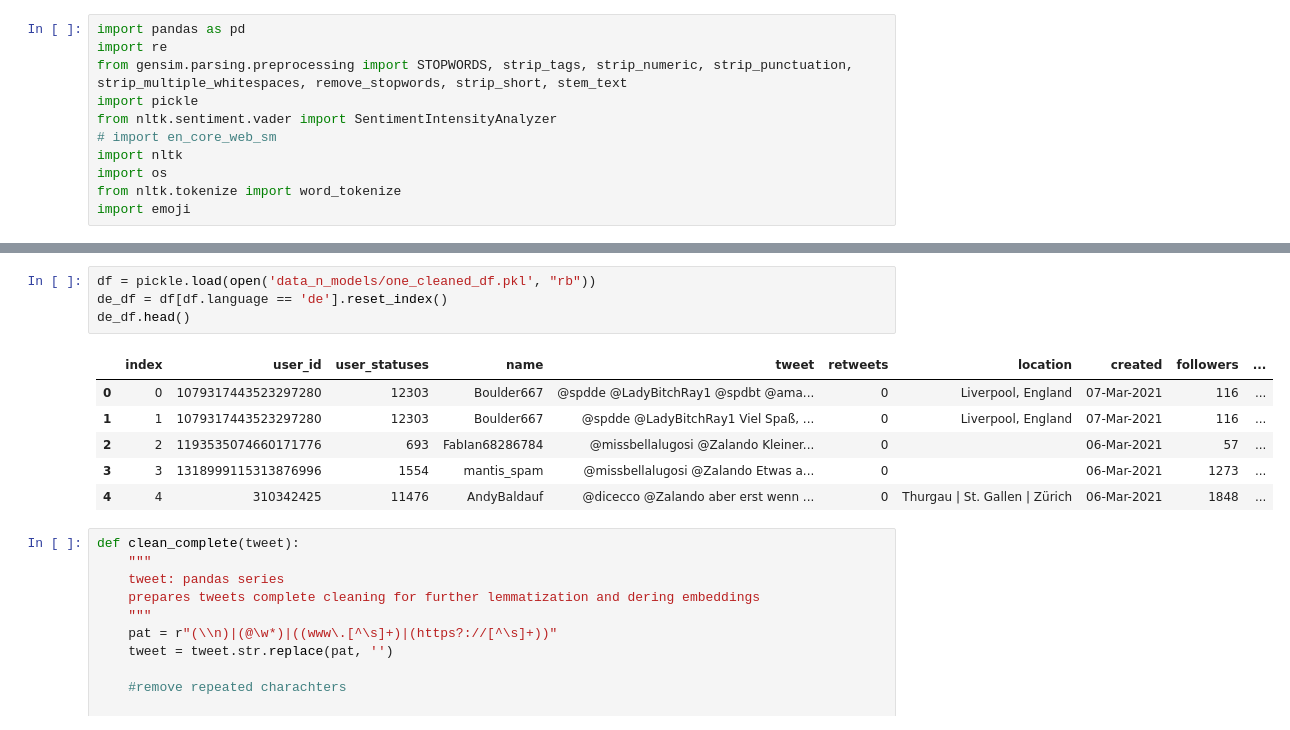
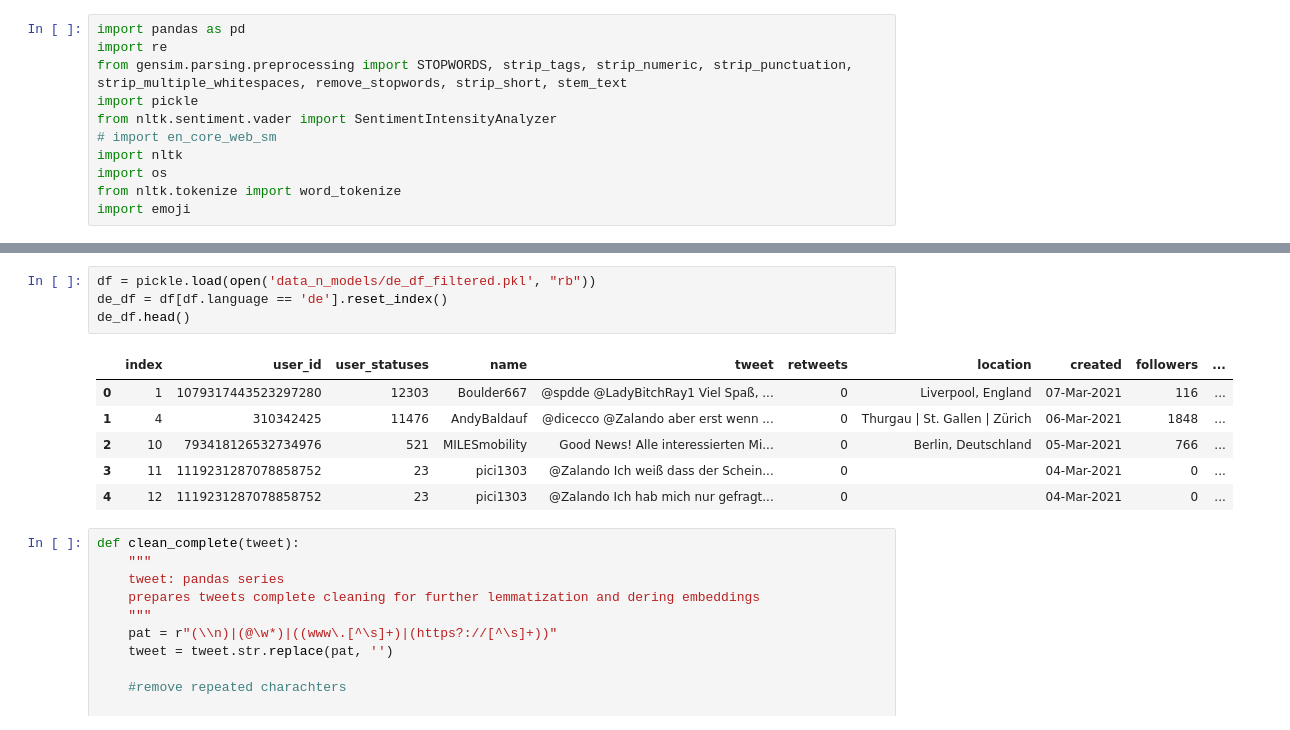
Before and after one commit to C-JoGit/Zalando_Analytics_HWR_BIPM, a Jupyter notebook: 2. de_prep.ipynb, the cells around one changed output, grey strips where cells are left out. Drawn from its saved outputs; the diff is of its cells as text.

Commit message:
updated german data

```diff
--- a/2. de_prep.ipynb
+++ b/2. de_prep.ipynb
@@ -30,16 +30,16 @@ Downloading emoji data ...
 Writing emoji data to C:\Users\Annelie Schridde\.demoji\codes.json ...
 ... OK
 # %%
-df = pickle.load(open('data_n_models/one_cleaned_df.pkl', "rb"))
+df = pickle.load(open('data_n_models/de_df_filtered.pkl', "rb"))
 de_df = df[df.language == 'de'].reset_index()
 de_df.head()
 # %% [output]
 |  | index | user_id | user_statuses | name | tweet | retweets | location | created | followers | ... |
-| 0 | 0 | 1079317443523297280 | 12303 | Boulder667 | @spdde @LadyBitchRay1 @spdbt @ama... | 0 | Liverpool, England | 07-Mar-2021 | 116 | ... |
-| 1 | 1 | 1079317443523297280 | 12303 | Boulder667 | @spdde @LadyBitchRay1 Viel Spaß, ... | 0 | Liverpool, England | 07-Mar-2021 | 116 | ... |
-| 2 | 2 | 1193535074660171776 | 693 | FabIan68286784 | @missbellalugosi @Zalando Kleiner... | 0 |  | 06-Mar-2021 | 57 | ... |
-| 3 | 3 | 1318999115313876996 | 1554 | mantis_spam | @missbellalugosi @Zalando Etwas a... | 0 |  | 06-Mar-2021 | 1273 | ... |
-| 4 | 4 | 310342425 | 11476 | AndyBaldauf | @dicecco @Zalando aber erst wenn ... | 0 | Thurgau | St. Gallen | Zürich | 06-Mar-2021 | 1848 | ... |
+| 0 | 1 | 1079317443523297280 | 12303 | Boulder667 | @spdde @LadyBitchRay1 Viel Spaß, ... | 0 | Liverpool, England | 07-Mar-2021 | 116 | ... |
+| 1 | 4 | 310342425 | 11476 | AndyBaldauf | @dicecco @Zalando aber erst wenn ... | 0 | Thurgau | St. Gallen | Zürich | 06-Mar-2021 | 1848 | ... |
+| 2 | 10 | 793418126532734976 | 521 | MILESmobility | Good News! Alle interessierten Mi... | 0 | Berlin, Deutschland | 05-Mar-2021 | 766 | ... |
+| 3 | 11 | 1119231287078858752 | 23 | pici1303 | @Zalando Ich weiß dass der Schein... | 0 |  | 04-Mar-2021 | 0 | ... |
+| 4 | 12 | 1119231287078858752 | 23 | pici1303 | @Zalando Ich hab mich nur gefragt... | 0 |  | 04-Mar-2021 | 0 | ... |
 # %%
 def clean_complete(tweet):
     """
```
Also changed, not shown: parts of 22 cells of this notebook, 1 other file.
